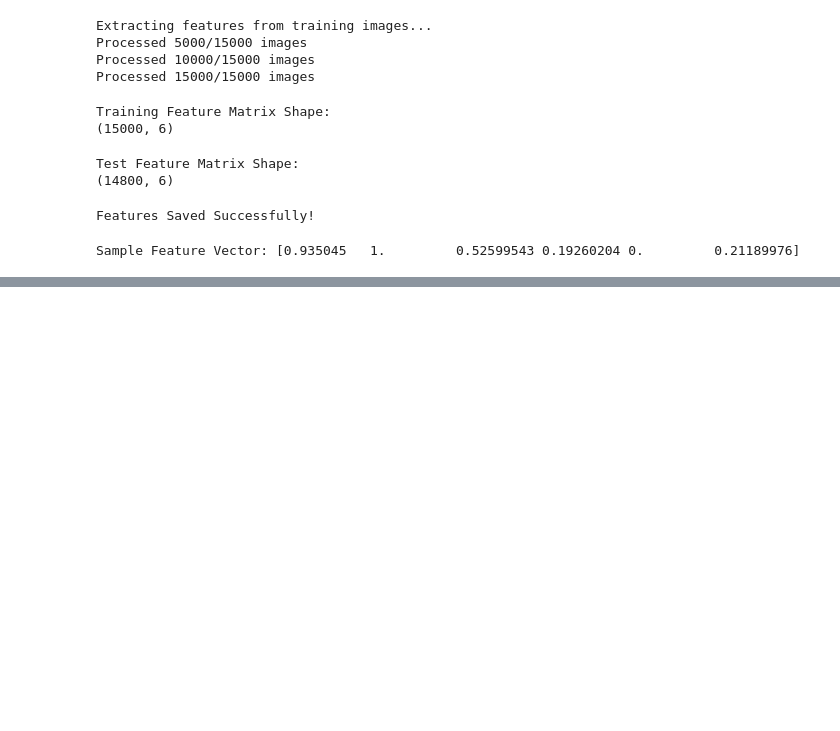
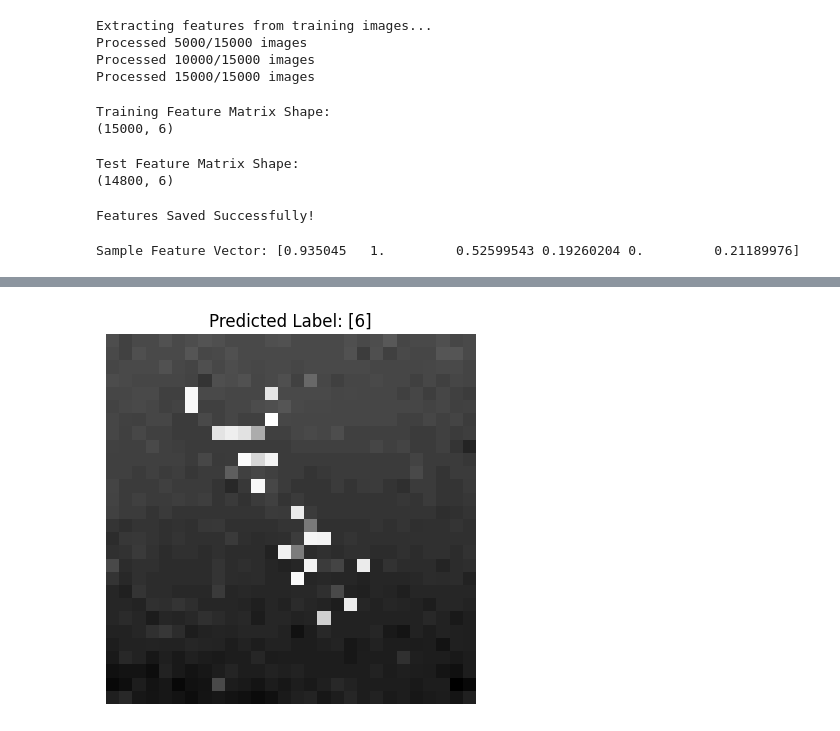
Before and after one commit to nkapre/cv-assignment-1, a Jupyter notebook: EMNIST.ipynb, the cells around one changed output, grey strips where cells are left out. Drawn from its saved outputs; the diff is of its cells as text; code cells hidden in the pictures; blank space fills up the shorter version.

```diff
--- a/EMNIST.ipynb
+++ b/EMNIST.ipynb
@@ -228,0 +423,77 @@ Sample Feature Vector: [0.935045   1.         0.52599543 0.19260204 0.         0
+# %%
+# ---------------------------------------------
+# HANDWRITTEN LETTER PREDICTION MODULE
+# ---------------------------------------------
+
+import cv2
+import numpy as np
+import matplotlib.pyplot as plt
+
+img_path = "my_handwritten_letter.png"
+
+# Load image
+img = cv2.imread(img_path, cv2.IMREAD_GRAYSCALE)
+
+if img is None:
+    print("Image not found.")
+
+else:
+
+    print("Handwritten image loaded successfully.")
+
+    # Resize
+    resized = cv2.resize(img, (28, 28))
+
+    # Invert colors
+    resized = 255 - resized
+
+    # Normalize
+    normalized = resized / 255.0
+
+    # Print full scanned pixel matrix
+    print("\n--- NORMALIZED PIXEL VALUES ---")
+    print(normalized)
+
+    # Print flattened values
+    flattened = normalized.flatten()
+
+    print("\n--- FLATTENED PIXEL VALUES ---")
+    print(flattened)
+
+    print("\nTotal Values Scanned:", len(flattened))
+
+    # Feature extraction
+    feature_vector = [
+        np.mean(normalized),
+        np.std(normalized),
+        np.max(normalized),
+        np.min(normalized),
+        np.sum(normalized),
+        np.median(normalized)
+    ]
+
+    print("\n--- EXTRACTED FEATURES ---")
+    print("Mean      :", feature_vector[0])
+    print("Std Dev   :", feature_vector[1])
+    print("Max Value :", feature_vector[2])
+    print("Min Value :", feature_vector[3])
+    print("Pixel Sum :", feature_vector[4])
+    print("Median    :", feature_vector[5])
+
+    handwritten_features = np.array(feature_vector).reshape(1, -1)
+
+    print("\nFeature Shape:", handwritten_features.shape)
+
+    # Prediction
+    clf = trained_payload["Random_Forest"]
+
+    predicted_label = clf.predict(handwritten_features)
+
+    print("\nPredicted Character Label:", predicted_label)
+
+    # Display image
+    plt.imshow(resized, cmap='gray')
+    plt.title(f"Predicted Label: {predicted_label}")
+    plt.axis("off")
+    plt.show()
+# %% [output]
@@ -228,0 +517 @@ Sample Feature Vector: [0.935045   1.         0.52599543 0.19260204 0.         0
+[figure, added]
```
Also changed, not shown: parts of 6 cells of this notebook.
